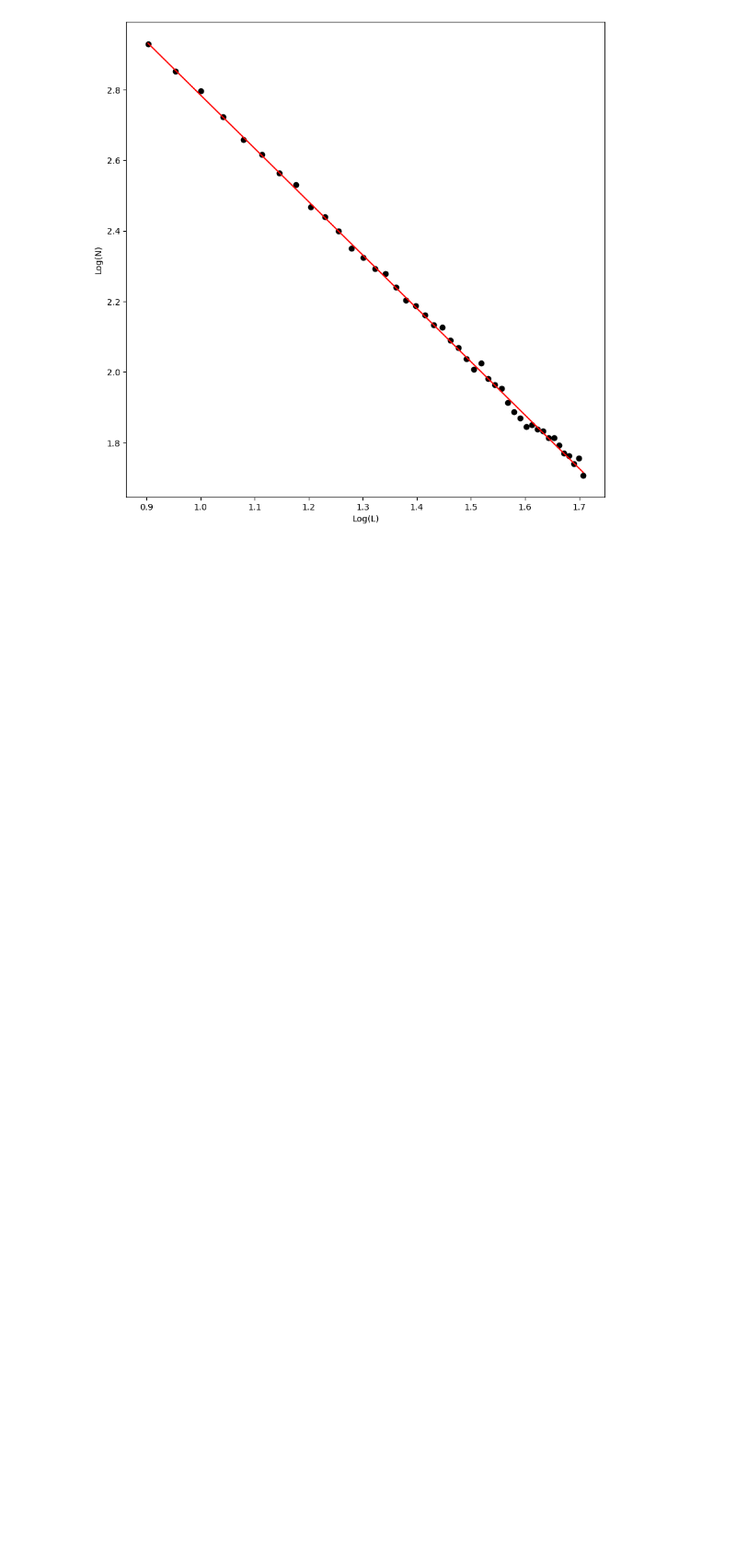
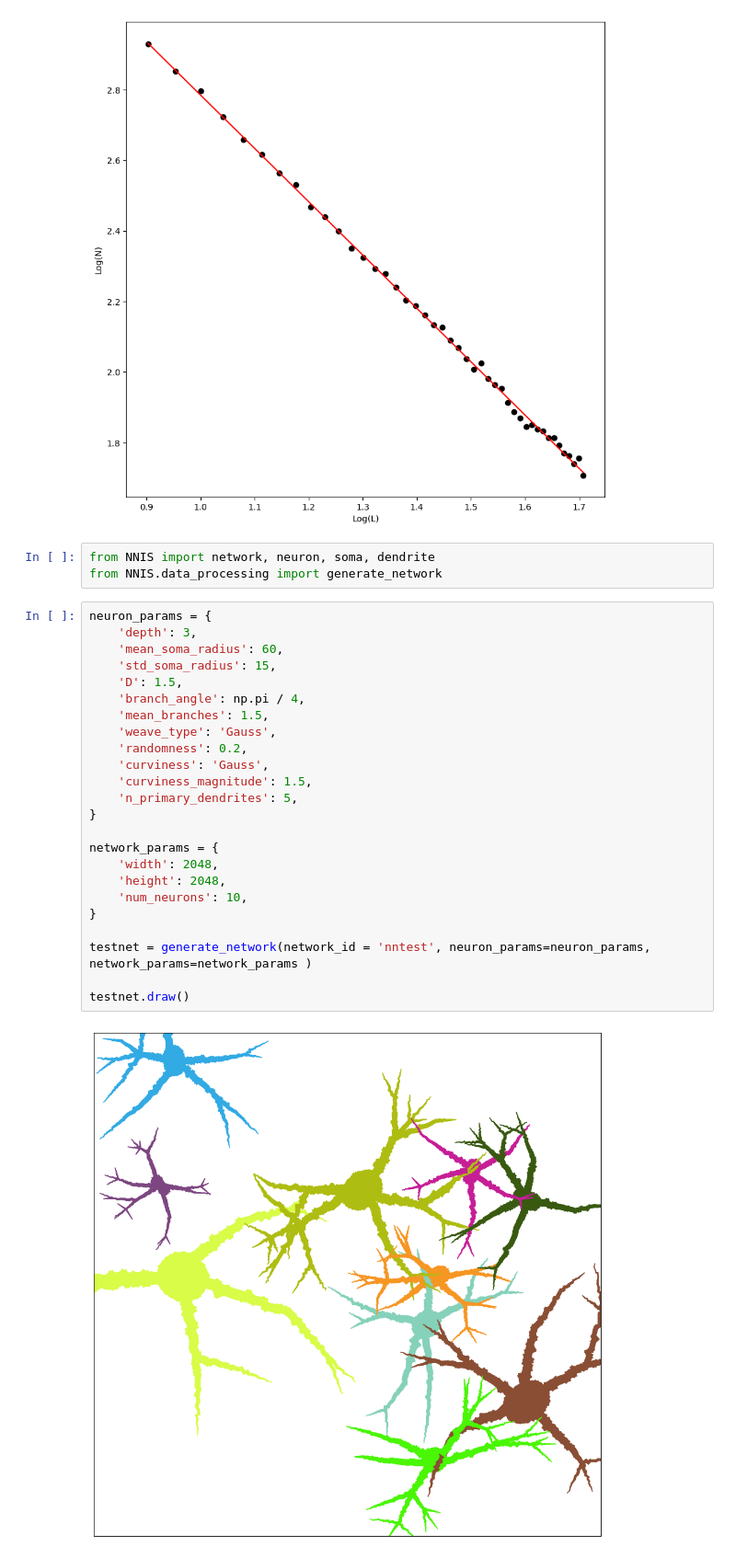
Before and after one commit to apdill/FractalFluency, a Jupyter notebook: notebooks/fractal_factory.ipynb, the cells around one changed output. Shown at 92% size. Saved outputs shown, nothing was run; the diff lists cells and outputs as text; blank space fills up the shorter version.

Commit message:
starting import of NNIS fractals

```diff
--- a/notebooks/fractal_factory.ipynb
+++ b/notebooks/fractal_factory.ipynb
@@ -69,3 +69,32 @@ measure_D(trace, min_size = min_size, max_size=max_size, n_sizes = num_sizes, in
 # %% [output]
 D-value: 1.511
 [figure]
+# %%
+from NNIS import network, neuron, soma, dendrite
+from NNIS.data_processing import generate_network
+# %%
+neuron_params = {
+    'depth': 3,
+    'mean_soma_radius': 60,
+    'std_soma_radius': 15,
+    'D': 1.5,
+    'branch_angle': np.pi / 4,
+    'mean_branches': 1.5,
+    'weave_type': 'Gauss',
+    'randomness': 0.2,
+    'curviness': 'Gauss',
+    'curviness_magnitude': 1.5,
+    'n_primary_dendrites': 5,
+}
+
+network_params = {
+    'width': 2048,
+    'height': 2048,
+    'num_neurons': 10,
+}
+
+testnet = generate_network(network_id = 'nntest', neuron_params=neuron_params, network_params=network_params )
+
+testnet.draw()
+# %% [output]
+[figure, added]
```
Also changed, not shown: parts of 1 cell of this notebook, 1 other file.
